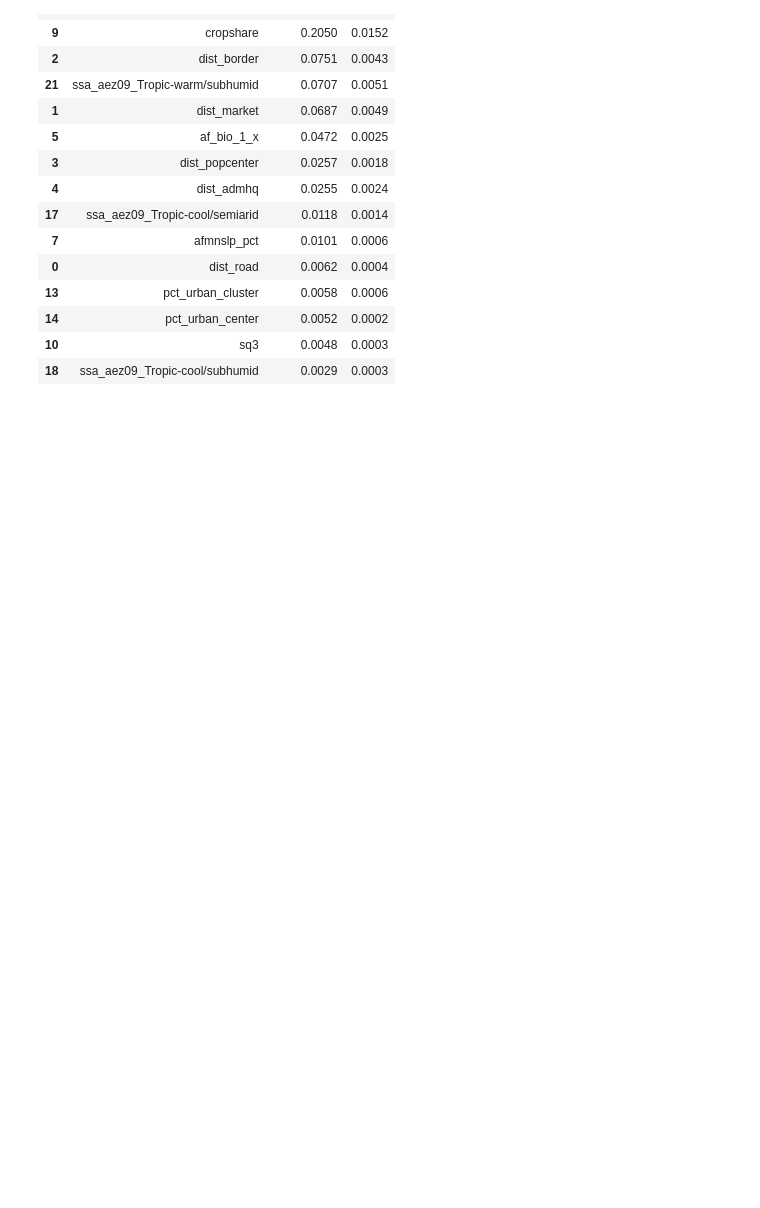
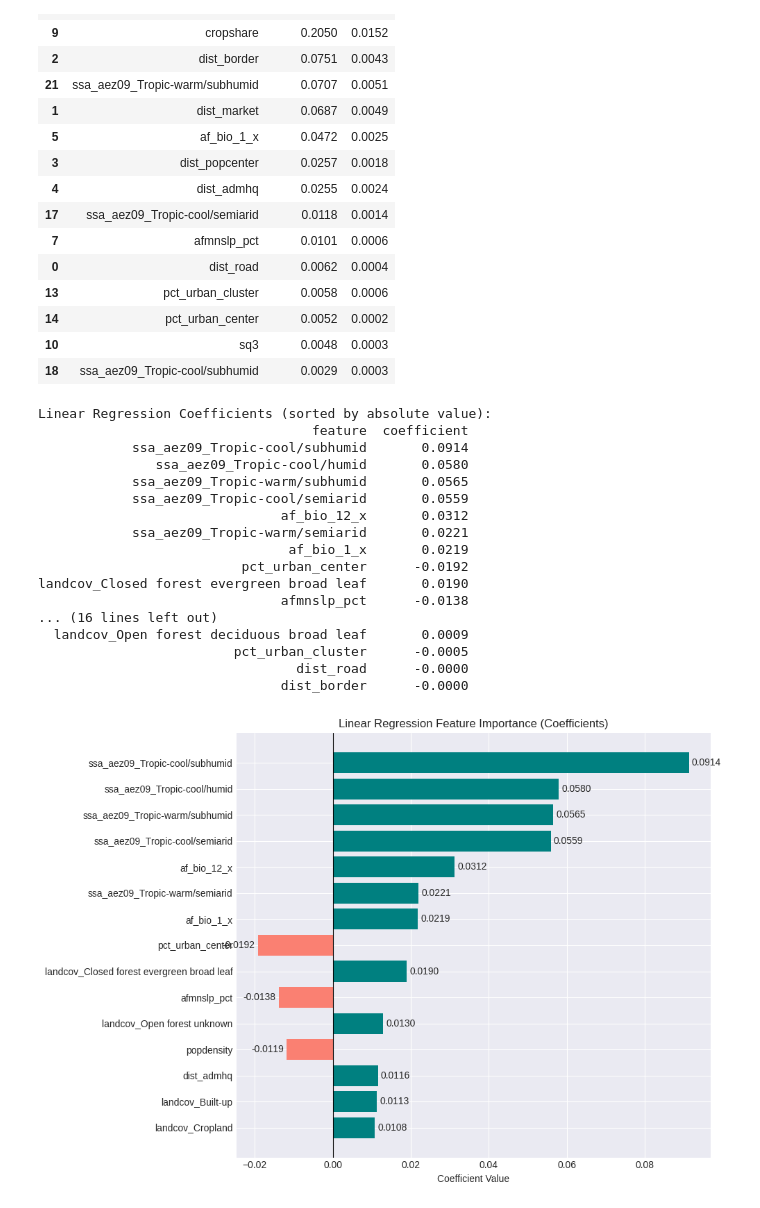
Before and after one commit to birhanumoges/HouseHold_Accessiblity_Analysis, a Jupyter notebook: Analysis_NoteBook/agricultural productivity.ipynb, the cells around one changed output. Cells and saved outputs as stored; diff of their text form; code cells hidden in the pictures; blank space fills up the shorter version.

```diff
--- a/Analysis_NoteBook/agricultural productivity.ipynb
+++ b/Analysis_NoteBook/agricultural productivity.ipynb
@@ -847,3 +868,81 @@ Feature Importance:
 | 14 | pct_urban_center | 0.0052 | 0.0002 |
 | 10 | sq3 | 0.0048 | 0.0003 |
 | 18 | ssa_aez09_Tropic-cool/subhumid | 0.0029 | 0.0003 |
+# %%
+# 1. Feature Importance for Linear Regression (coefficients)
+def linear_feature_importance(model, feature_names, X_test):
+    if not hasattr(model, 'coef_'):
+        print("Model has no coef_ attribute")
+        return None
+
+    coef_df = pd.DataFrame({
+        'feature': feature_names,
+        'coefficient': model.coef_,
+        'abs_coefficient': np.abs(model.coef_)
+    }).sort_values('abs_coefficient', ascending=False)
+
+    coef_df = coef_df.drop(columns=['abs_coefficient'])
+
+    print("\nLinear Regression Coefficients (sorted by absolute value):")
+    print(coef_df.round(4).to_string(index=False))
+
+    # Plot
+    plt.figure(figsize=(10, 7))
+    bars = plt.barh(coef_df['feature'].head(15), coef_df['coefficient'].head(15),
+                    color=['teal' if x >= 0 else 'salmon' for x in coef_df['coefficient'].head(15)])
+    plt.bar_label(bars, fmt='%.4f', padding=3)
+    plt.axvline(0, color='black', linewidth=0.8)
+    plt.xlabel('Coefficient Value')
+    plt.title('Linear Regression Feature Importance (Coefficients)')
+    plt.gca().invert_yaxis()
+    plt.tight_layout()
+    plt.show()
+
+    return coef_df
+
+# 2. Actual vs Predicted Plot for Linear Regression only
+def plot_actual_vs_predicted_lr(y_test, y_pred, model_name="LinearRegression"):
+    plt.figure(figsize=(9, 7))
+    plt.scatter(y_test, y_pred, alpha=0.6, s=60, edgecolors='w', label='Predictions')
+    plt.plot([y_test.min(), y_test.max()], [y_test.min(), y_test.max()],
+             'r--', lw=2.5, label='Perfect Prediction')
+    plt.xlabel('Actual Values')
+    plt.ylabel('Predicted Values')
+    plt.title(f'Actual vs Predicted – {model_name}')
+    plt.legend()
+    plt.grid(True, alpha=0.3)
+    plt.tight_layout()
+    plt.show()
+
+# ────────────────────────────────────────────────
+# Run separately after your run_analysis()
+# ────────────────────────────────────────────────
+
+# Get the fitted LinearRegression model
+lr_model = fitted['LinearRegression']
+
+# Feature importance via coefficients
+lr_importance = linear_feature_importance(lr_model, original_feature_names, X_test_r)
+
+# Actual vs Predicted visualization for Linear Regression
+y_pred_lr = preds['LinearRegression']
+plot_actual_vs_predicted_lr(y_test_r, y_pred_lr)
+# %% [output]
+Linear Regression Coefficients (sorted by absolute value):
+                                   feature  coefficient
+            ssa_aez09_Tropic-cool/subhumid       0.0914
+               ssa_aez09_Tropic-cool/humid       0.0580
+            ssa_aez09_Tropic-warm/subhumid       0.0565
+            ssa_aez09_Tropic-cool/semiarid       0.0559
+                               af_bio_12_x       0.0312
+            ssa_aez09_Tropic-warm/semiarid       0.0221
+                                af_bio_1_x       0.0219
+                          pct_urban_center      -0.0192
+landcov_Closed forest evergreen broad leaf       0.0190
+                               afmnslp_pct      -0.0138
+... (16 lines left out)
+  landcov_Open forest deciduous broad leaf       0.0009
+                         pct_urban_cluster      -0.0005
+                                 dist_road      -0.0000
+                               dist_border      -0.0000
+[figure, added]
```
Also changed, not shown: parts of 2 cells of this notebook.
